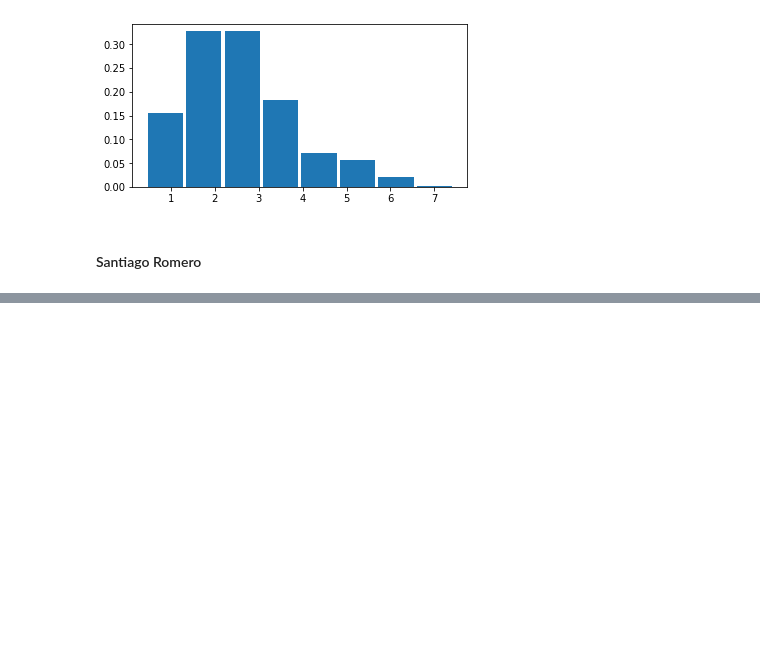
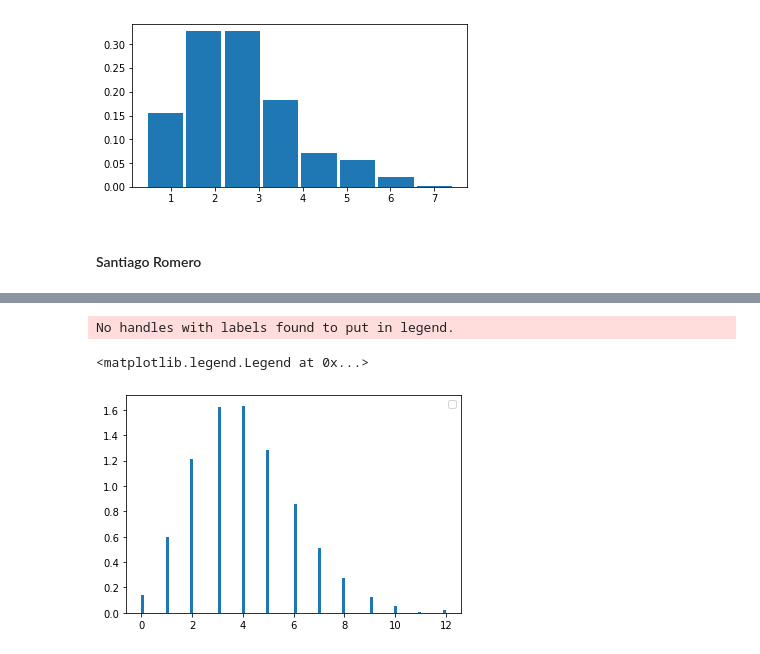
Before and after one commit to anarodriguezrod/Tarea6_ARodriguez_SRomero, a Jupyter notebook: Tarea6_ARodriguez_SRomero.ipynb, the cells around one changed output, grey strips where cells are left out. Cells and saved outputs as stored; diff of their text form; code cells hidden in the pictures; blank space fills up the shorter version.

```diff
--- a/Tarea6_ARodriguez_SRomero.ipynb
+++ b/Tarea6_ARodriguez_SRomero.ipynb
@@ -327,0 +433,29 @@ NameError: name 'optimize' is not defined
+# %%
+# 9
+def poisson(k,l):
+    global Pr
+    Pr = np.zeros(k)
+    Pr[0] = np.exp(-l)
+    def pr(i):
+        global Pr
+        Pr[i+1] = l / (i+1) * Pr[i]
+
+    [pr(i) for i in range(k-1)]
+    return np.cumsum(Pr)
+
+n = 12
+l = 4
+n2 = 10000
+
+p_acum = poisson(n,l)
+u = np.random.rand(n2)
+
+plt.figure()
+plt.subplot()
+d_pois = list(map(lambda j:sum(1 for i in p_acum if i<u[j]),range(n2)))
+plt.hist(d_pois, 100, density=True)
+plt.legend()
+# %% [output]
+No handles with labels found to put in legend.
+<matplotlib.legend.Legend at 0x...>
+[figure, added]
```
Also changed, not shown: parts of 11 cells of this notebook.
